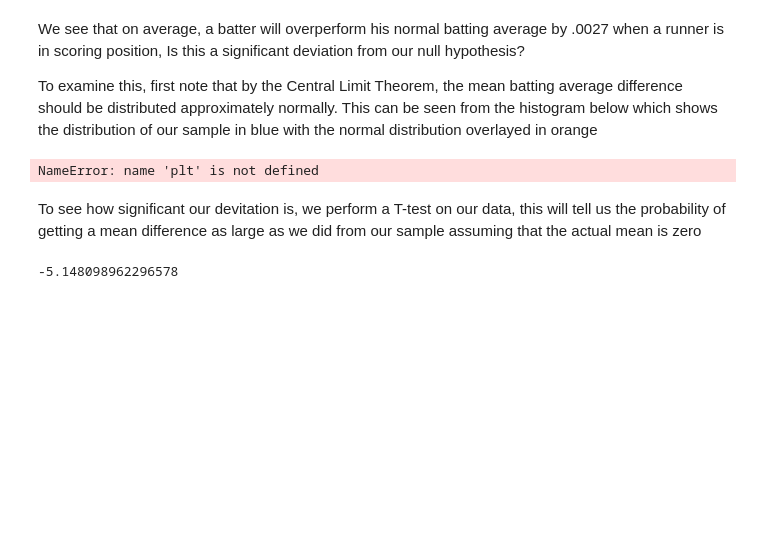
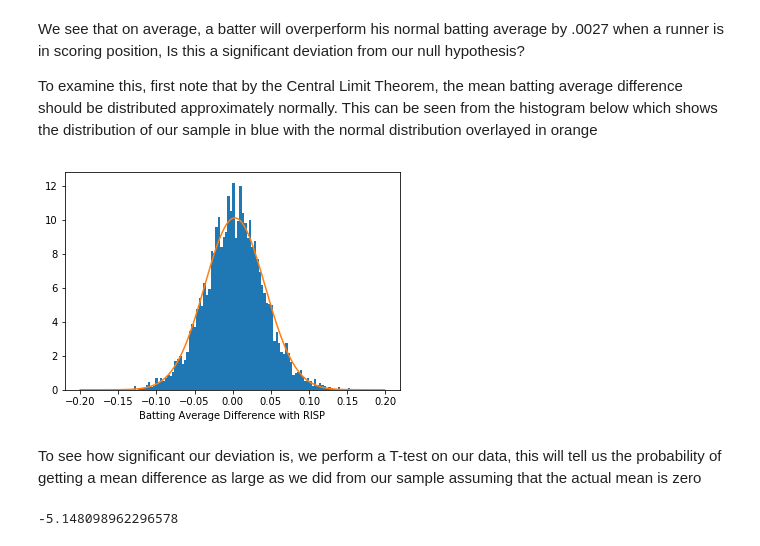
Before and after one commit to brack228/brack228.github.io, a Jupyter notebook: AVG minus RISP.ipynb, the cells around one changed output. Drawn from its saved outputs; the diff is of its cells as text; code cells hidden in the pictures; blank space fills up the shorter version.

```diff
--- a/AVG minus RISP.ipynb
+++ b/AVG minus RISP.ipynb
@@ -87,17 +87,17 @@ We see that on average, a batter will overperform his normal batting average by
 
 To examine this, first note that by the Central Limit Theorem, the mean batting average difference should be distributed approximately normally. This can be seen from the histogram below which shows the distribution of our sample in blue with the normal distribution overlayed in orange
 # %%
-fig, ax = plt.subplots()
 
 
-myHist = ax.hist(df['diff'], 100,density=True)
+plt.hist(df['diff'], 100,density=True)
 x = np.arange(-.2, .2, 0.001)
-h=ax.plot(x,(2*np.pi*df['diff'].var())**(-.5)*np.exp(-(x-df['diff'].mean())**2/(2*df['diff'].var())))
+plt.plot(x,(2*np.pi*df['diff'].var())**(-.5)*np.exp(-(x-df['diff'].mean())**2/(2*df['diff'].var())))
+plt.xlabel('Batting Average Difference with RISP')
 plt.show()
 # %% [output]
-NameError: name 'plt' is not defined
+[figure, added]
 # %% [markdown]
-To see how significant our devitation is, we perform a T-test on our data, this will tell us the probability of getting a mean difference as large as we did from our sample assuming that the actual mean is zero
+To see how significant our deviation is, we perform a T-test on our data, this will tell us the probability of getting a mean difference as large as we did from our sample assuming that the actual mean is zero
 # %%
 (0-df['diff'].mean())/(df['diff'].std()/np.sqrt(len(df['diff'])))
 # %% [output]
```
